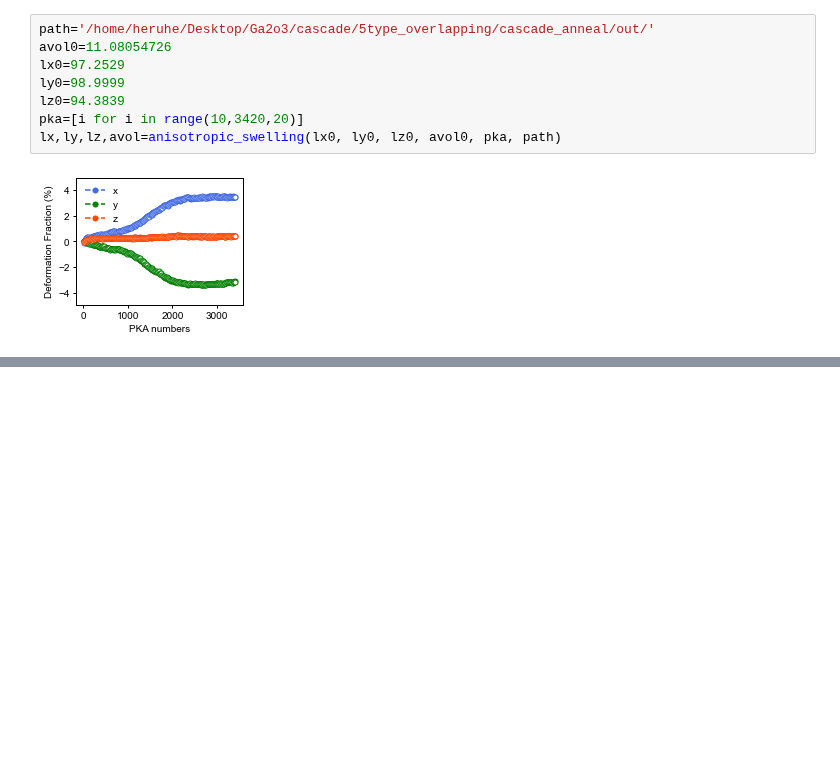
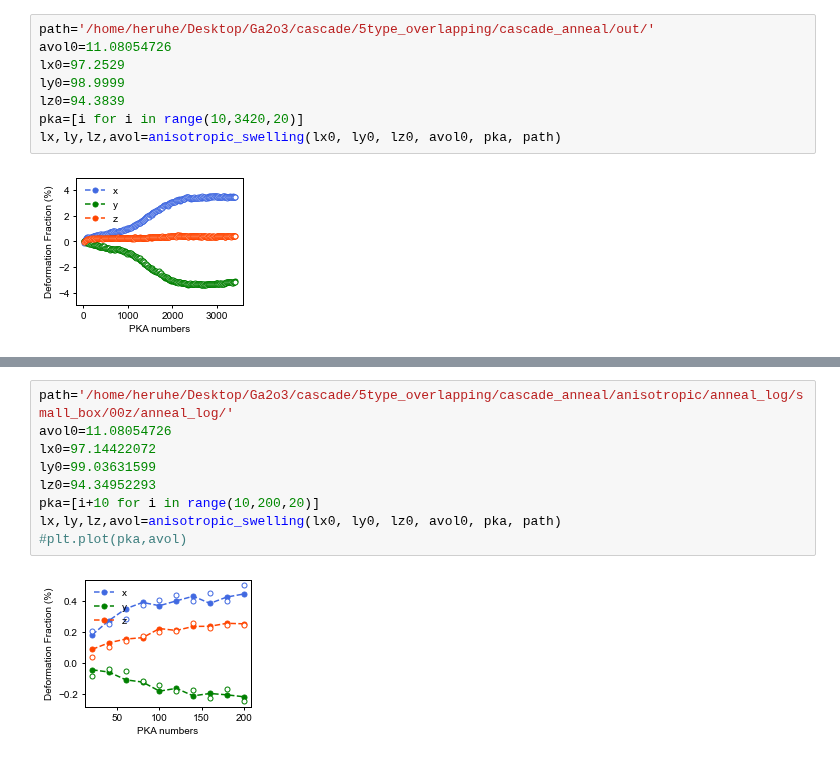
Before and after one commit to HE-RU10/ga2o3, a Jupyter notebook: overlapping_anisotropic_size_change.ipynb, the cells around one changed output, grey strips where cells are left out. Saved outputs shown, nothing was run; the diff lists cells and outputs as text; blank space fills up the shorter version.

```diff
--- a/overlapping_anisotropic_size_change.ipynb
+++ b/overlapping_anisotropic_size_change.ipynb
@@ -123,0 +125,11 @@ lx,ly,lz,avol=anisotropic_swelling(lx0, ly0, lz0, avol0, pka, path)
+# %%
+path='/home/heruhe/Desktop/Ga2o3/cascade/5type_overlapping/cascade_anneal/anisotropic/anneal_log/small_box/00z/anneal_log/'
+avol0=11.08054726
+lx0=97.14422072
+ly0=99.03631599
+lz0=94.34952293
+pka=[i+10 for i in range(10,200,20)]
+lx,ly,lz,avol=anisotropic_swelling(lx0, ly0, lz0, avol0, pka, path)
+#plt.plot(pka,avol)
+# %% [output]
+[figure, added]
```
Also changed, not shown: parts of 3 cells of this notebook.
